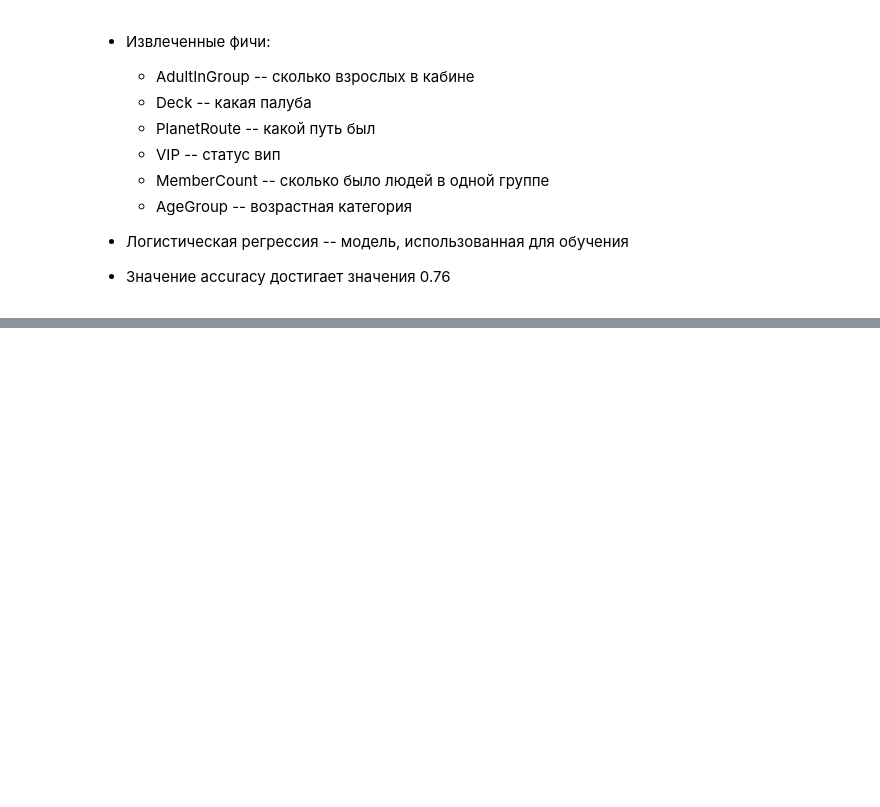
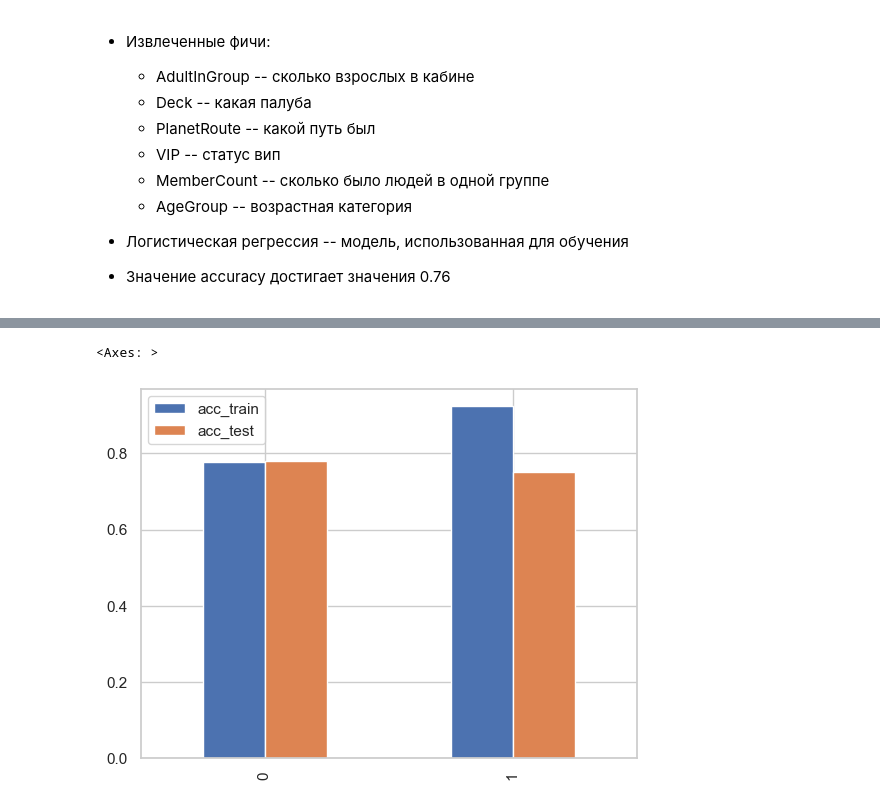
Before and after one commit to ysnlle/NEURAL-NETWORKS-TECHNOLOGIES-2025-2026, a Jupyter notebook: spaceship_titanic/sps_titan_2.ipynb, the cells around one changed output, grey strips where cells are left out. Saved outputs shown, nothing was run; the diff lists cells and outputs as text; code cells hidden in the pictures; blank space fills up the shorter version.

```diff
--- a/spaceship_titanic/sps_titan_2.ipynb
+++ b/spaceship_titanic/sps_titan_2.ipynb
@@ -836,0 +919,11 @@ submission.to_csv('submission.csv', index=False)
+# %%
+d = {
+    'acc_train': acc_train,
+    'acc_test': acc_test
+}
+
+acc_df = pd.DataFrame(d)
+acc_df.plot.bar()
+# %% [output]
+<Axes: >
+[figure, added]
```
Also changed, not shown: parts of 7 cells of this notebook.
